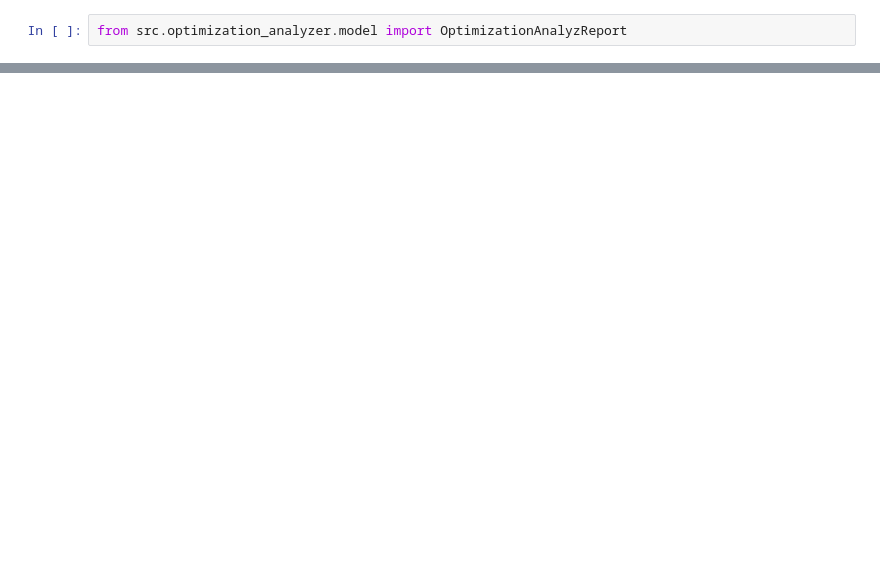
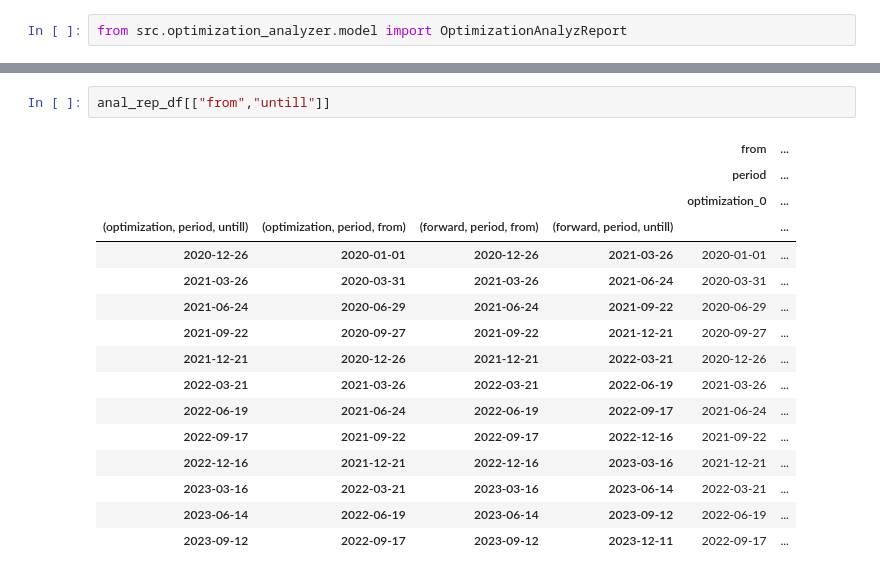
Before and after one commit to NNTrade/StrategyTesterOptimizer, a Jupyter notebook: example/PyAlgoTrade_example.ipynb, the cells around one changed output, grey strips where cells are left out. Cells and saved outputs as stored; diff of their text form; blank space fills up the shorter version.

```diff
--- a/example/PyAlgoTrade_example.ipynb
+++ b/example/PyAlgoTrade_example.ipynb
@@ -231,0 +272,19 @@ OptimizationAnalyzReport.flow_to_dataframe(analyzation_report_arr)
+# %%
+anal_rep_df[["from","untill"]]
+# %% [output]
+|  |  |  |  | from | ... |
+|  |  |  |  | period | ... |
+|  |  |  |  | optimization_0 | ... |
+| (optimization, period, untill) | (optimization, period, from) | (forward, period, from) | (forward, period, untill) |  | ... |
+| 2020-12-26 | 2020-01-01 | 2020-12-26 | 2021-03-26 | 2020-01-01 | ... |
+| 2021-03-26 | 2020-03-31 | 2021-03-26 | 2021-06-24 | 2020-03-31 | ... |
+| 2021-06-24 | 2020-06-29 | 2021-06-24 | 2021-09-22 | 2020-06-29 | ... |
+| 2021-09-22 | 2020-09-27 | 2021-09-22 | 2021-12-21 | 2020-09-27 | ... |
+| 2021-12-21 | 2020-12-26 | 2021-12-21 | 2022-03-21 | 2020-12-26 | ... |
+| 2022-03-21 | 2021-03-26 | 2022-03-21 | 2022-06-19 | 2021-03-26 | ... |
+| 2022-06-19 | 2021-06-24 | 2022-06-19 | 2022-09-17 | 2021-06-24 | ... |
+| 2022-09-17 | 2021-09-22 | 2022-09-17 | 2022-12-16 | 2021-09-22 | ... |
+| 2022-12-16 | 2021-12-21 | 2022-12-16 | 2023-03-16 | 2021-12-21 | ... |
+| 2023-03-16 | 2022-03-21 | 2023-03-16 | 2023-06-14 | 2022-03-21 | ... |
+| 2023-06-14 | 2022-06-19 | 2023-06-14 | 2023-09-12 | 2022-06-19 | ... |
+| 2023-09-12 | 2022-09-17 | 2023-09-12 | 2023-12-11 | 2022-09-17 | ... |
```
Also changed, not shown: parts of 15 cells of this notebook, 29 other files.
